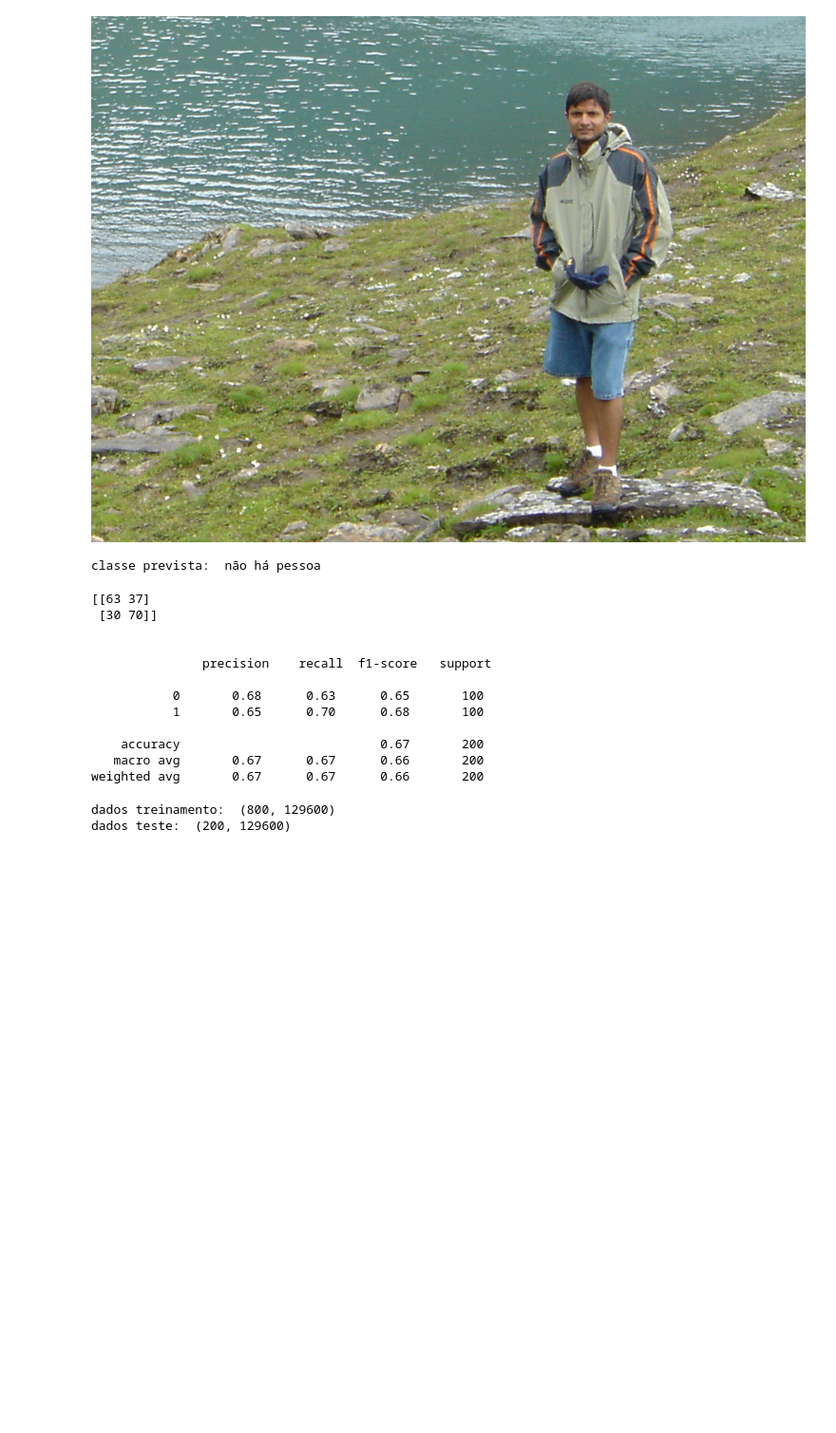
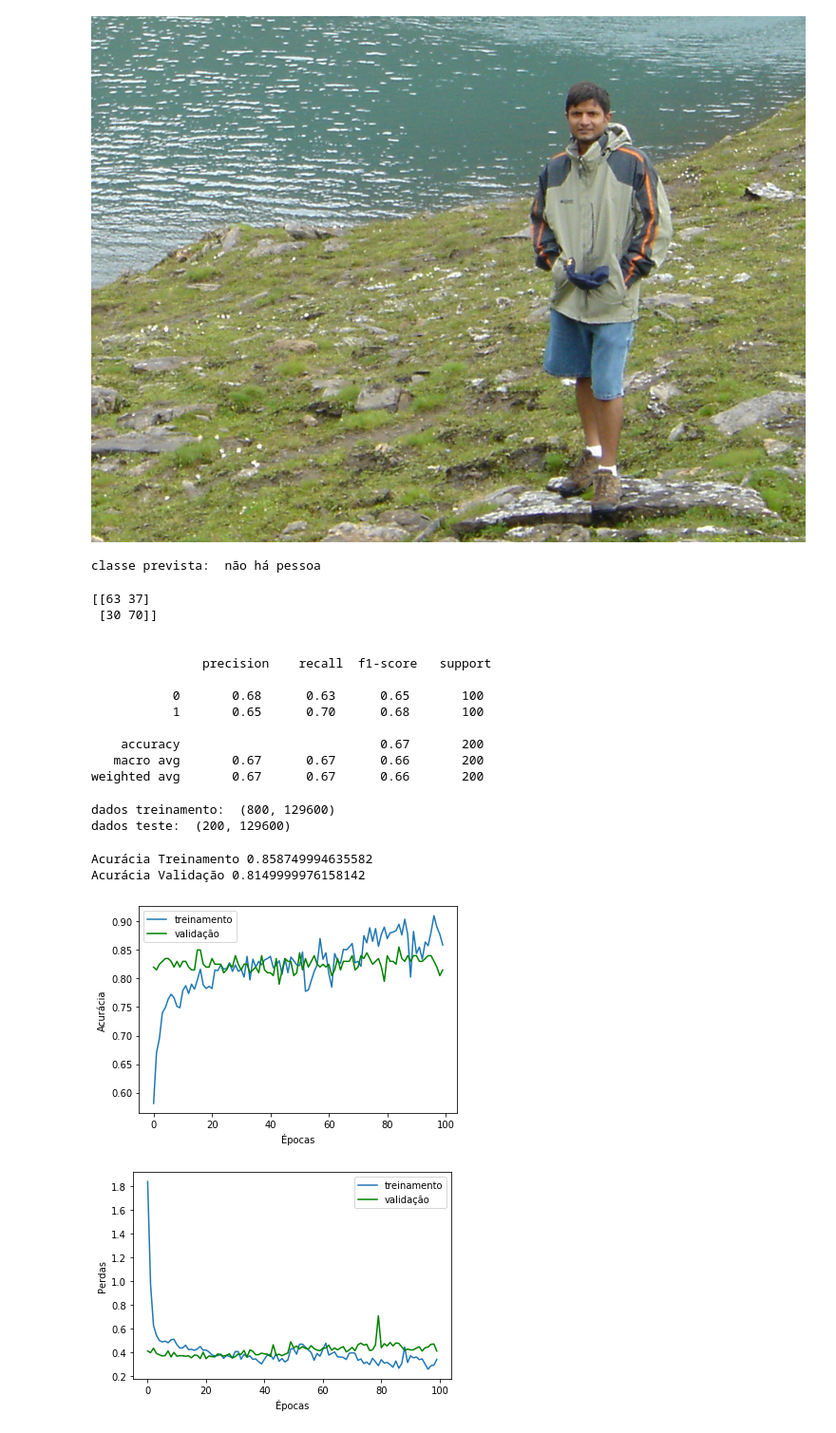
Before and after one commit to alura-cursos/Visao-Computacional-Classificacao, a Jupyter notebook: Detecção_de_imagens_com_pessoas.ipynb, the cells around one changed output. Shown at 95% size. Cells and saved outputs as stored; diff of their text form; code cells hidden in the pictures; blank space fills up the shorter version.

```diff
--- a/Detecção_de_imagens_com_pessoas.ipynb
+++ b/Detecção_de_imagens_com_pessoas.ipynb
@@ -377,3 +377,44 @@ print('dados teste: ', pixels_teste.shape)
 # %% [output]
 dados treinamento:  (800, 129600)
 dados teste:  (200, 129600)
+# %%
+mlp_melhorada = Sequential([
+    Dense(512, activation='relu', input_shape = (TAMANHO_ARRAY,)),
+    Dropout(0.35),
+    Dense(256, activation='relu'),
+    Dropout(0.15),
+    Dense(96, activation='relu'),
+    Dropout(0.1),
+    Dense(1, activation='sigmoid')
+])
+
+adam = Adam(lr=0.0001)
+
+mlp_melhorada.compile(optimizer = adam, loss='binary_crossentropy', metrics=['accuracy'])
+
+historico = mlp_melhorada.fit(pixels_treinamento, rotulos_treinamento, batch_size=10, epochs=100, validation_data=(pixels_teste, rotulos_teste), verbose=False)
+
+print("Acurácia Treinamento", historico.history['acc'][-1])
+print("Acurácia Validação", historico.history['val_acc'][-1])
+
+#Acurácia
+
+plt.plot(historico.history['acc'])
+plt.plot(historico.history['val_acc'], color='green')
+plt.legend(['treinamento','validação'])
+plt.xlabel('Épocas')
+plt.ylabel('Acurácia')
+plt.show()
+# perdas
+
+plt.plot(historico.history['loss'])
+plt.plot(historico.history['val_loss'], color='green')
+plt.legend(['treinamento','validação'])
+plt.xlabel('Épocas')
+plt.ylabel('Perdas')
+plt.show()
+# %% [output]
+Acurácia Treinamento 0.858749994635582
+Acurácia Validação 0.8149999976158142
+[figure, added]
+[figure, added]
```
Also changed, not shown: parts of 1 cell of this notebook.
